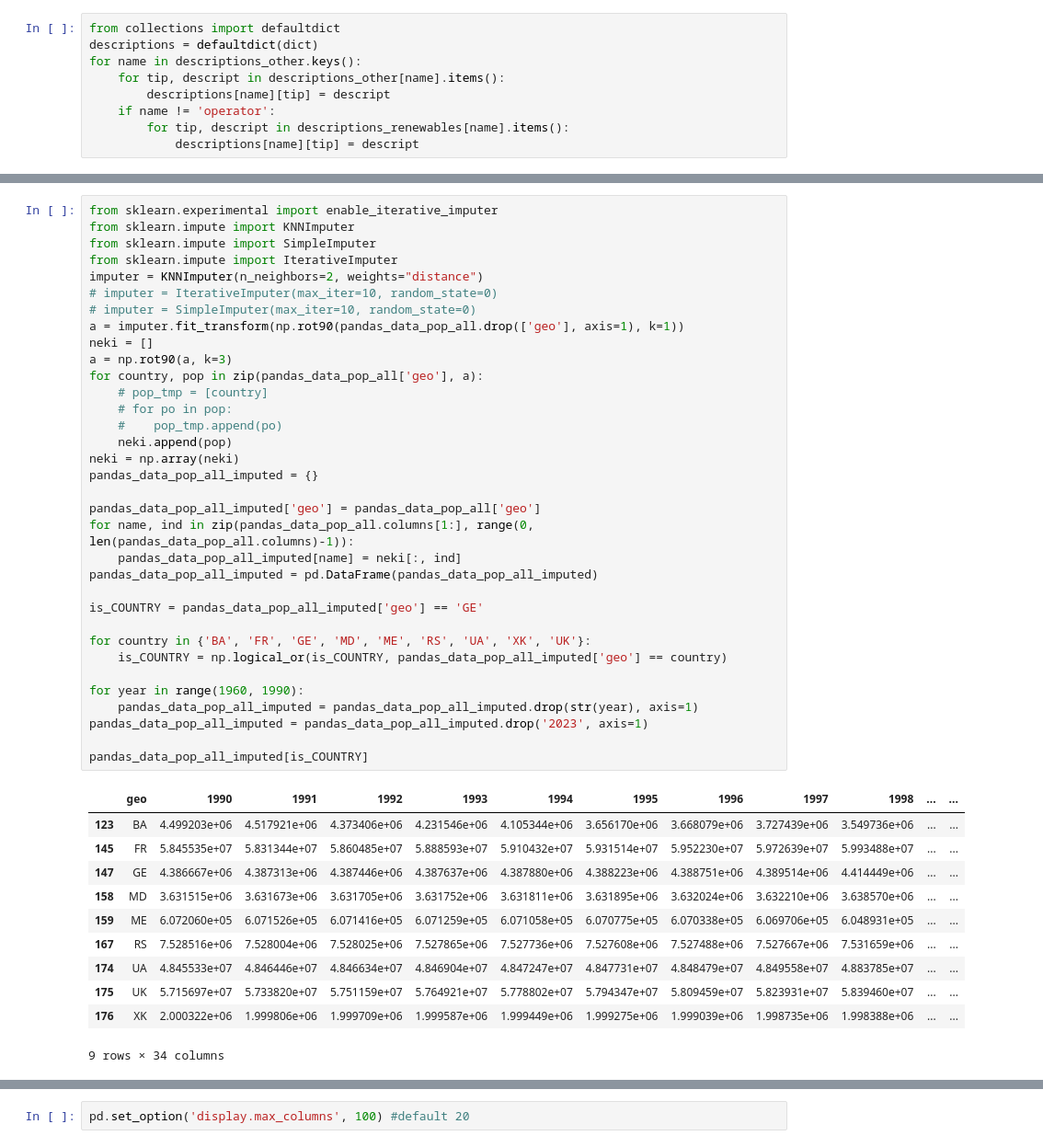
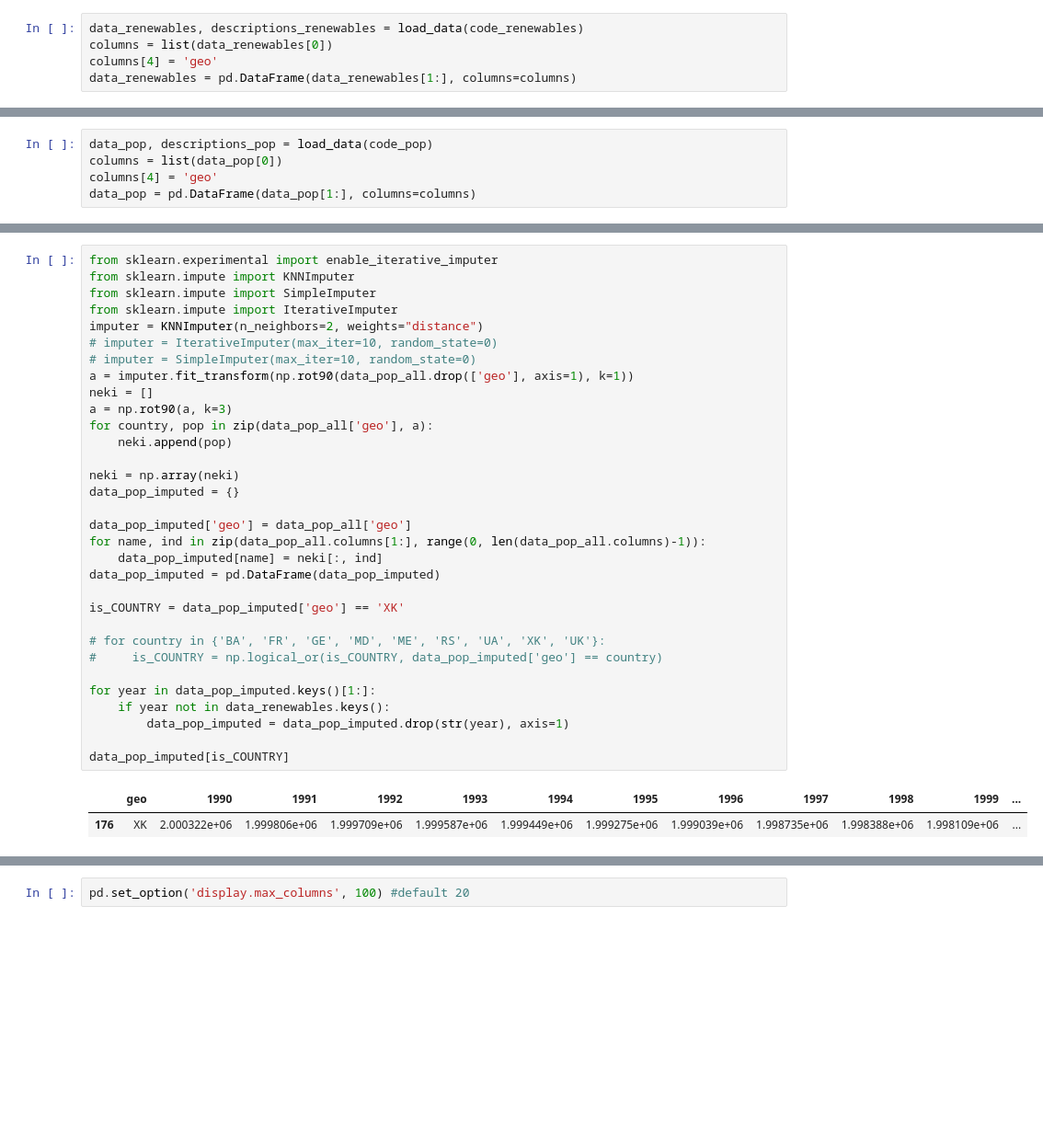
Before and after one commit to TilenG2/EU_Power_production, a Jupyter notebook: electrical_production.ipynb, the cells around one changed output, grey strips where cells are left out. Shown: that part at 92% size. Drawn from its saved outputs; the diff is of its cells as text; blank space fills up the shorter version.

```diff
--- a/electrical_production.ipynb
+++ b/electrical_production.ipynb
@@ -34,9 +30,5 @@ data_other = eurostat.get_data(code_other)
-# %%
-from collections import defaultdict
-descriptions = defaultdict(dict)
-for name in descriptions_other.keys():
-    for tip, descript in descriptions_other[name].items():
-        descriptions[name][tip] = descript
-    if name != 'operator':
-        for tip, descript in descriptions_renewables[name].items():
-            descriptions[name][tip] = descript
+# %%
+data_renewables, descriptions_renewables = load_data(code_renewables)
+columns = list(data_renewables[0])
+columns[4] = 'geo'
+data_renewables = pd.DataFrame(data_renewables[1:], columns=columns)
@@ -42,0 +40,5 @@ for name in descriptions_other.keys():
+# %%
+data_pop, descriptions_pop = load_data(code_pop)
+columns = list(data_pop[0])
+columns[4] = 'geo'
+data_pop = pd.DataFrame(data_pop[1:], columns=columns)
@@ -133,47 +119,36 @@ pandas_data_pop_all
 # %%
 from sklearn.experimental import enable_iterative_imputer
 from sklearn.impute import KNNImputer
 from sklearn.impute import SimpleImputer
 from sklearn.impute import IterativeImputer
 imputer = KNNImputer(n_neighbors=2, weights="distance")
 # imputer = IterativeImputer(max_iter=10, random_state=0)
 # imputer = SimpleImputer(max_iter=10, random_state=0)
-a = imputer.fit_transform(np.rot90(pandas_data_pop_all.drop(['geo'], axis=1), k=1))
+a = imputer.fit_transform(np.rot90(data_pop_all.drop(['geo'], axis=1), k=1))
 neki = []
 a = np.rot90(a, k=3)
-for country, pop in zip(pandas_data_pop_all['geo'], a):
-    # pop_tmp = [country]
-    # for po in pop:
-    #    pop_tmp.append(po)
+for country, pop in zip(data_pop_all['geo'], a):
     neki.append(pop)
+
 neki = np.array(neki)
-pandas_data_pop_all_imputed = {}
+data_pop_imputed = {}
 
-pandas_data_pop_all_imputed['geo'] = pandas_data_pop_all['geo']
-for name, ind in zip(pandas_data_pop_all.columns[1:], range(0, len(pandas_data_pop_all.columns)-1)):
-    pandas_data_pop_all_imputed[name] = neki[:, ind]
-pandas_data_pop_all_imputed = pd.DataFrame(pandas_data_pop_all_imputed)
+data_pop_imputed['geo'] = data_pop_all['geo']
+for name, ind in zip(data_pop_all.columns[1:], range(0, len(data_pop_all.columns)-1)):
+    data_pop_imputed[name] = neki[:, ind]
+data_pop_imputed = pd.DataFrame(data_pop_imputed)
 
-is_COUNTRY = pandas_data_pop_all_imputed['geo'] == 'GE'
+is_COUNTRY = data_pop_imputed['geo'] == 'XK'
 
-for country in {'BA', 'FR', 'GE', 'MD', 'ME', 'RS', 'UA', 'XK', 'UK'}:
-    is_COUNTRY = np.logical_or(is_COUNTRY, pandas_data_pop_all_imputed['geo'] == country)
+# for country in {'BA', 'FR', 'GE', 'MD', 'ME', 'RS', 'UA', 'XK', 'UK'}:
+#     is_COUNTRY = np.logical_or(is_COUNTRY, data_pop_imputed['geo'] == country)
 
-for year in range(1960, 1990):
-    pandas_data_pop_all_imputed = pandas_data_pop_all_imputed.drop(str(year), axis=1)
-pandas_data_pop_all_imputed = pandas_data_pop_all_imputed.drop('2023', axis=1)
+for year in data_pop_imputed.keys()[1:]:
+    if year not in data_renewables.keys():
+        data_pop_imputed = data_pop_imputed.drop(str(year), axis=1)
 
-pandas_data_pop_all_imputed[is_COUNTRY]
+data_pop_imputed[is_COUNTRY]
 # %% [output]
-|  | geo | 1990 | 1991 | 1992 | 1993 | 1994 | 1995 | 1996 | 1997 | 1998 | ... | ... |
-| 123 | BA | 4.499203e+06 | 4.517921e+06 | 4.373406e+06 | 4.231546e+06 | 4.105344e+06 | 3.656170e+06 | 3.668079e+06 | 3.727439e+06 | 3.549736e+06 | ... | ... |
-| 145 | FR | 5.845535e+07 | 5.831344e+07 | 5.860485e+07 | 5.888593e+07 | 5.910432e+07 | 5.931514e+07 | 5.952230e+07 | 5.972639e+07 | 5.993488e+07 | ... | ... |
-| 147 | GE | 4.386667e+06 | 4.387313e+06 | 4.387446e+06 | 4.387637e+06 | 4.387880e+06 | 4.388223e+06 | 4.388751e+06 | 4.389514e+06 | 4.414449e+06 | ... | ... |
-| 158 | MD | 3.631515e+06 | 3.631673e+06 | 3.631705e+06 | 3.631752e+06 | 3.631811e+06 | 3.631895e+06 | 3.632024e+06 | 3.632210e+06 | 3.638570e+06 | ... | ... |
-| 159 | ME | 6.072060e+05 | 6.071526e+05 | 6.071416e+05 | 6.071259e+05 | 6.071058e+05 | 6.070775e+05 | 6.070338e+05 | 6.069706e+05 | 6.048931e+05 | ... | ... |
-| 167 | RS | 7.528516e+06 | 7.528004e+06 | 7.528025e+06 | 7.527865e+06 | 7.527736e+06 | 7.527608e+06 | 7.527488e+06 | 7.527667e+06 | 7.531659e+06 | ... | ... |
-| 174 | UA | 4.845533e+07 | 4.846446e+07 | 4.846634e+07 | 4.846904e+07 | 4.847247e+07 | 4.847731e+07 | 4.848479e+07 | 4.849558e+07 | 4.883785e+07 | ... | ... |
-| 175 | UK | 5.715697e+07 | 5.733820e+07 | 5.751159e+07 | 5.764921e+07 | 5.778802e+07 | 5.794347e+07 | 5.809459e+07 | 5.823931e+07 | 5.839460e+07 | ... | ... |
-| 176 | XK | 2.000322e+06 | 1.999806e+06 | 1.999709e+06 | 1.999587e+06 | 1.999449e+06 | 1.999275e+06 | 1.999039e+06 | 1.998735e+06 | 1.998388e+06 | ... | ... |
+|  | geo | 1990 | 1991 | 1992 | 1993 | 1994 | 1995 | 1996 | 1997 | 1998 | 1999 | ... |
+| 176 | XK | 2.000322e+06 | 1.999806e+06 | 1.999709e+06 | 1.999587e+06 | 1.999449e+06 | 1.999275e+06 | 1.999039e+06 | 1.998735e+06 | 1.998388e+06 | 1.998109e+06 | ... |
-9 rows × 34 columns
 # %%
```
Also changed, not shown: parts of 54 cells of this notebook.
